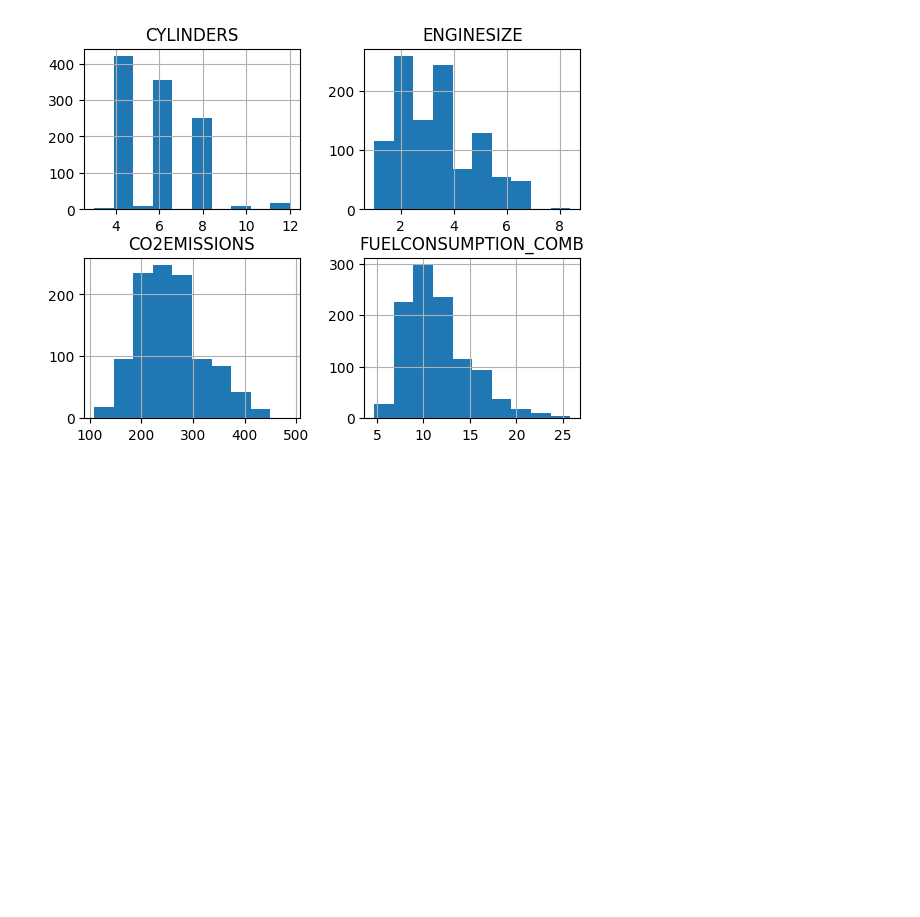
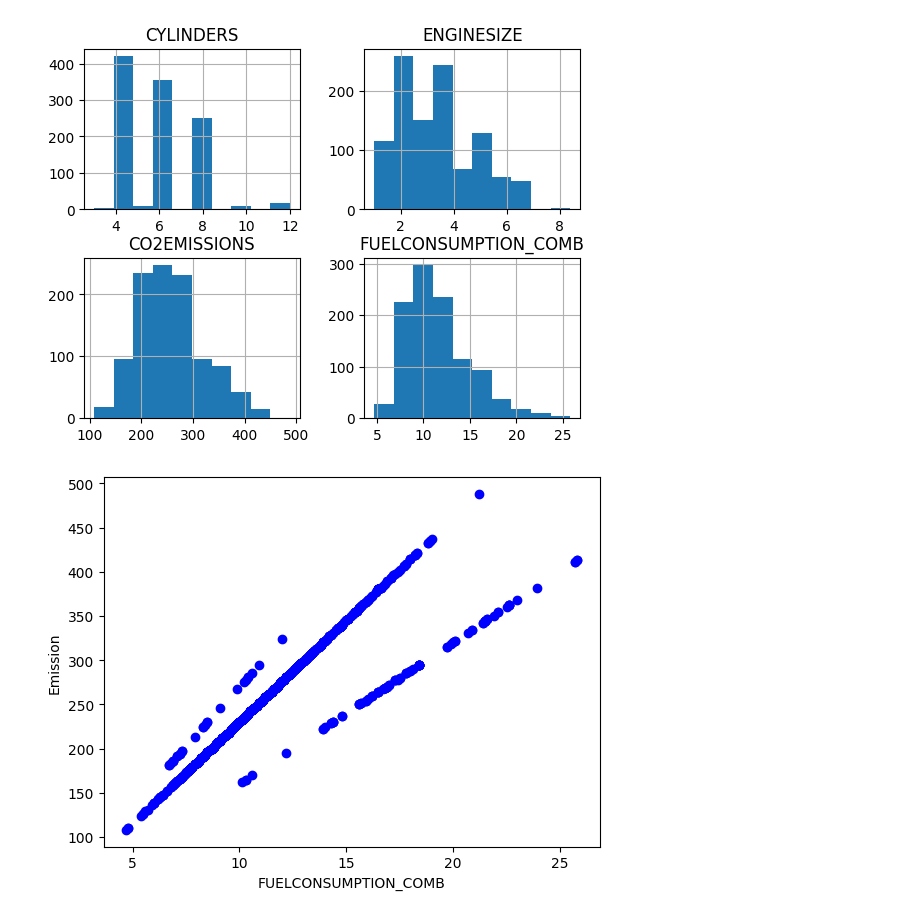
Before and after one commit to saru254/simple-linear-regression, a Jupyter notebook: linearReg.ipynb, the cells around one changed output. Saved outputs shown, nothing was run; the diff lists cells and outputs as text; code cells hidden in the pictures; blank space fills up the shorter version.

```diff
--- a/linearReg.ipynb
+++ b/linearReg.ipynb
@@ -66,3 +66,9 @@ plt.show()
 [figure]
 # %%
 # plotting each of these features against the Emission to see how linear relationship is
+plt.scatter(cdf.FUELCONSUMPTION_COMB, cdf.CO2EMISSIONS,  color='blue')
+plt.xlabel("FUELCONSUMPTION_COMB")
+plt.ylabel("Emission")
+plt.show()
+# %% [output]
+[figure, added]
```
